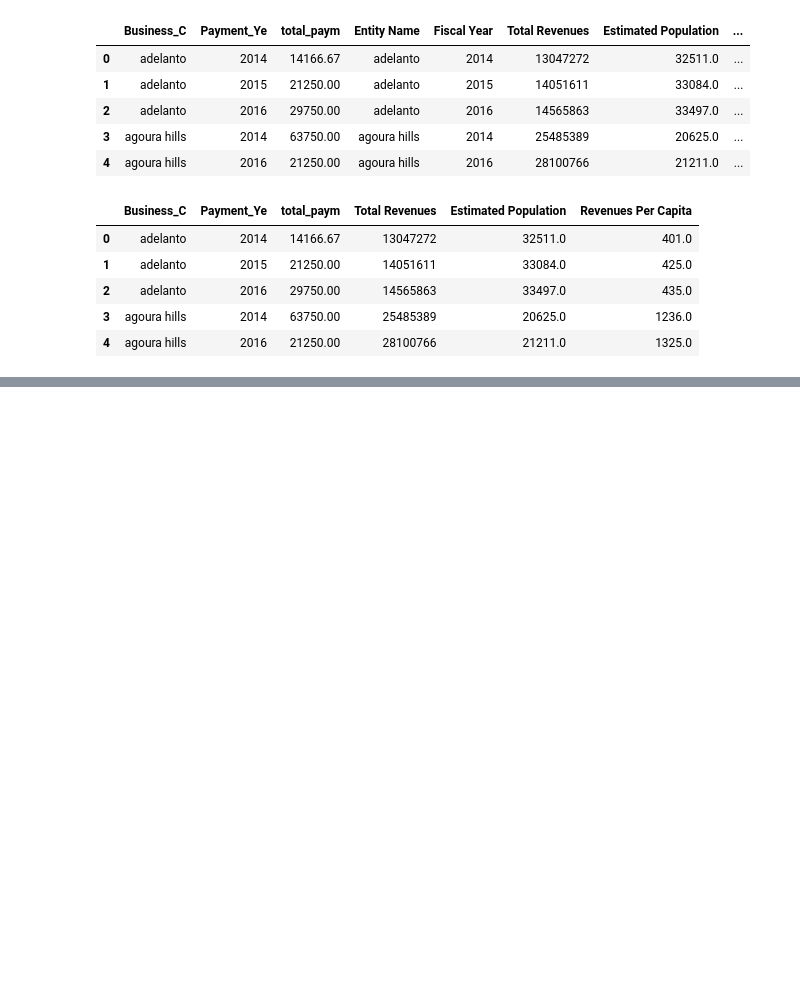
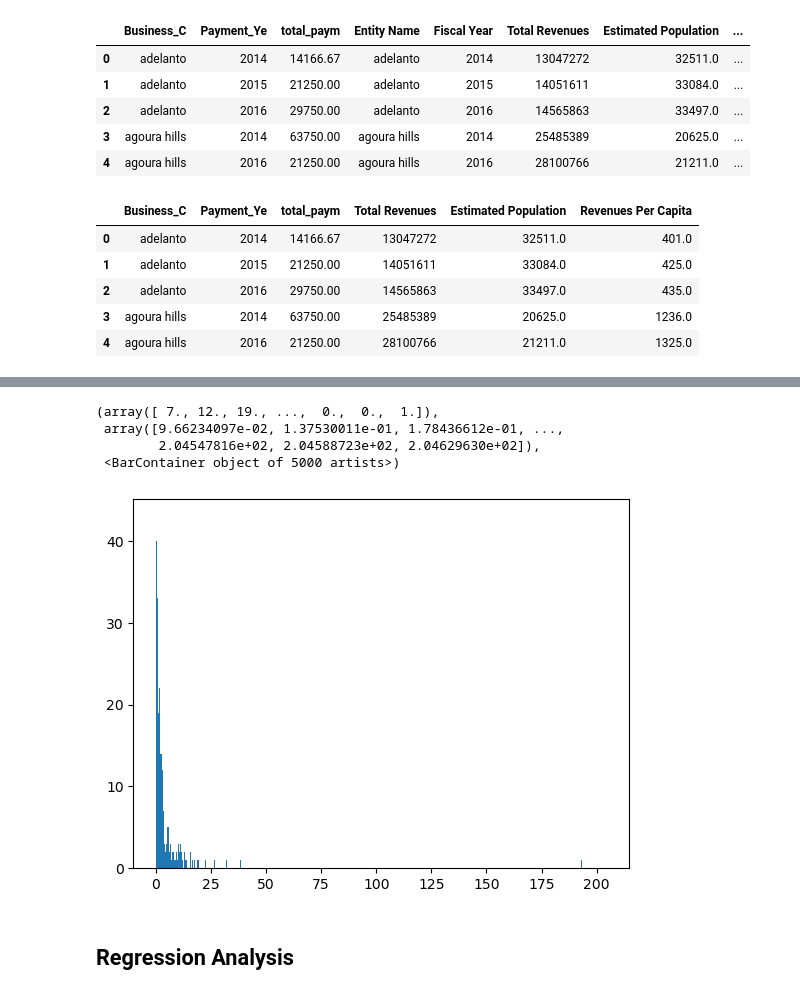
Before and after one commit to vicky-playground/EHR-GDP, a Jupyter notebook: city_comparison_code/EHR City Corrolation.ipynb, the cells around one changed output, grey strips where cells are left out. Drawn from its saved outputs; the diff is of its cells as text; code cells hidden in the pictures; blank space fills up the shorter version.

```diff
--- a/city_comparison_code/EHR City Corrolation.ipynb
+++ b/city_comparison_code/EHR City Corrolation.ipynb
@@ -82,0 +156,11 @@ df_provider_city.head()
+# %%
+## plot the histogram for EHR per Capita
+plt.hist(df_provider_city_last['EHR Per Capita'], bins=5000)
+# %% [output]
+(array([ 7., 12., 19., ...,  0.,  0.,  1.]),
+ array([9.66234097e-02, 1.37530011e-01, 1.78436612e-01, ...,
+        2.04547816e+02, 2.04588723e+02, 2.04629630e+02]),
+ <BarContainer object of 5000 artists>)
+[figure, added]
+# %% [markdown]
+## Regression Analysis
```
Also changed, not shown: parts of 13 cells of this notebook, 1 other file.
